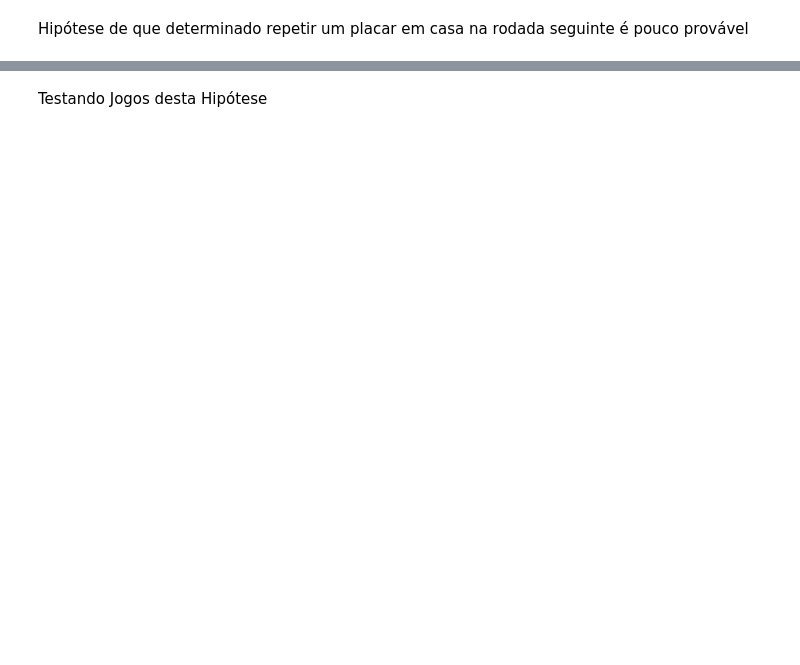
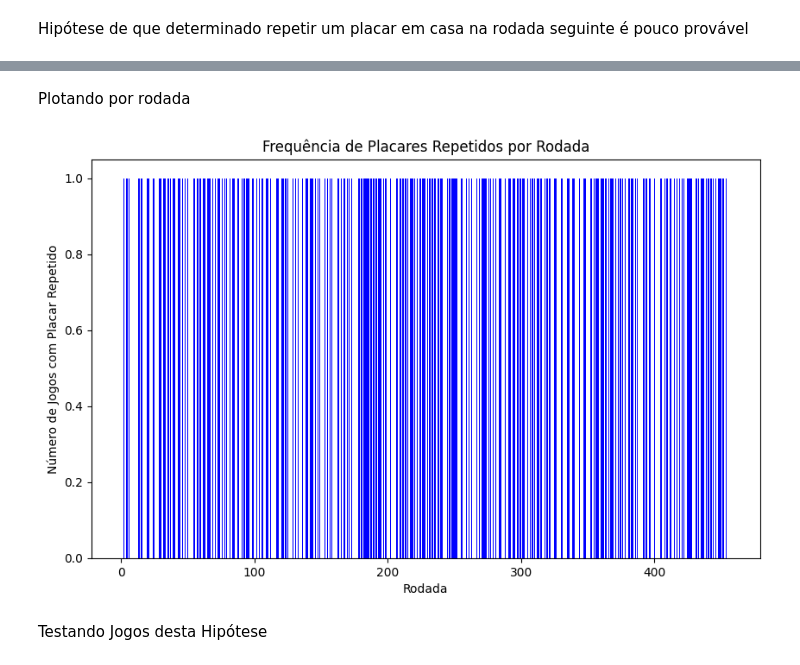
Before and after one commit to Matheussantos25/Analise-Futebol, a Jupyter notebook: Rodadas_correlações.ipynb, the cells around one changed output, grey strips where cells are left out. Saved outputs shown, nothing was run; the diff lists cells and outputs as text; code cells hidden in the pictures; blank space fills up the shorter version.

```diff
--- a/Rodadas_correlações.ipynb
+++ b/Rodadas_correlações.ipynb
@@ -71,3 +73,14 @@ probabilidade_repetir_placar
+# %% [markdown]
+Plotando por rodada
+# %%
+plt.figure(figsize=(10, 6))
+plt.bar(dados_2023['Rodada'], dados_2023['Placar_Repetido'], color='blue')
+plt.xlabel('Rodada')
+plt.ylabel('Número de Jogos com Placar Repetido')
+plt.title('Frequência de Placares Repetidos por Rodada')
+plt.show()
+# %% [output]
+[figure, added]
 # %% [markdown]
 Testando Jogos desta Hipótese
 # %%
```
Also changed, not shown: parts of 14 cells of this notebook, 4 other files.
